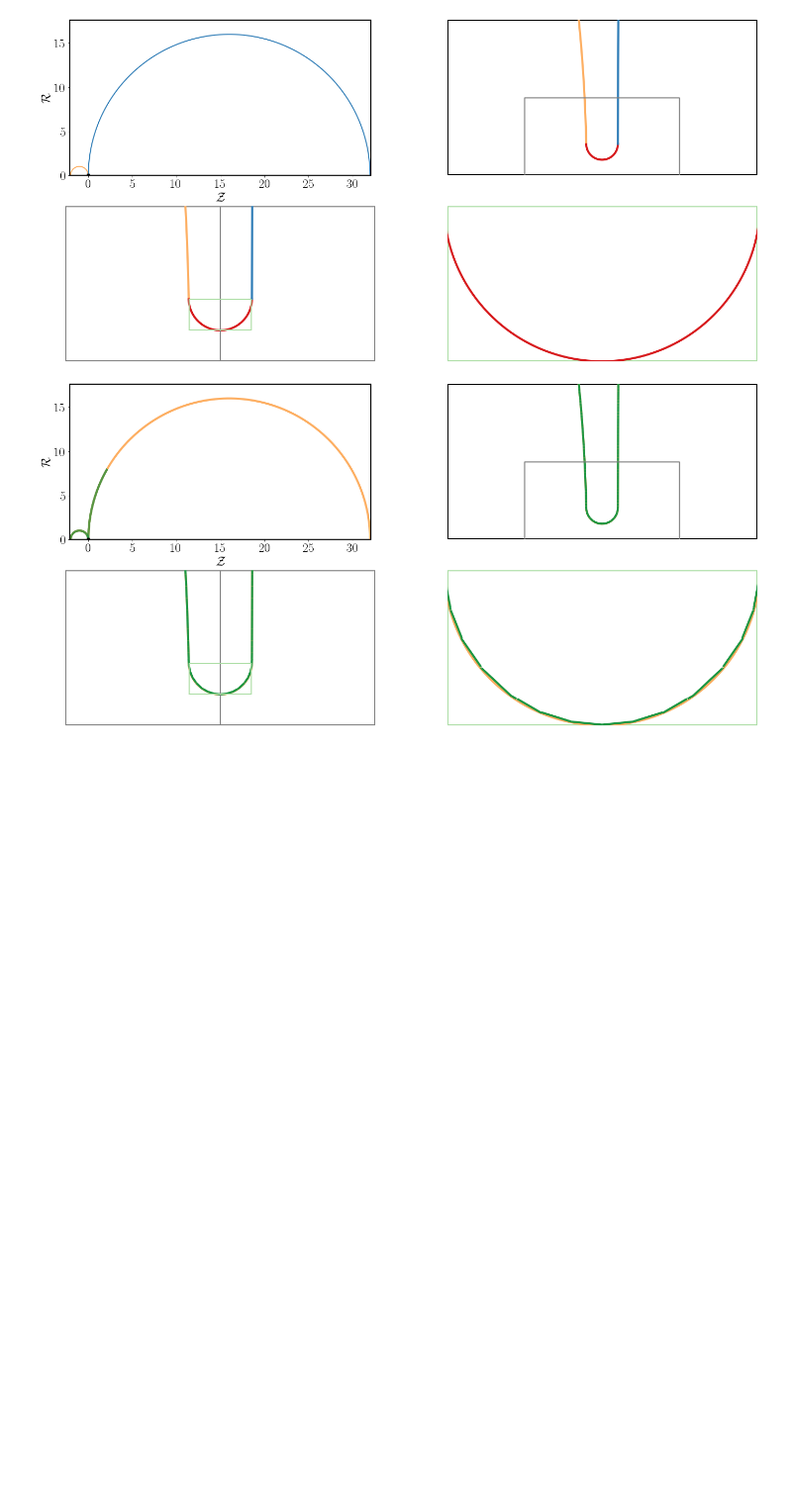
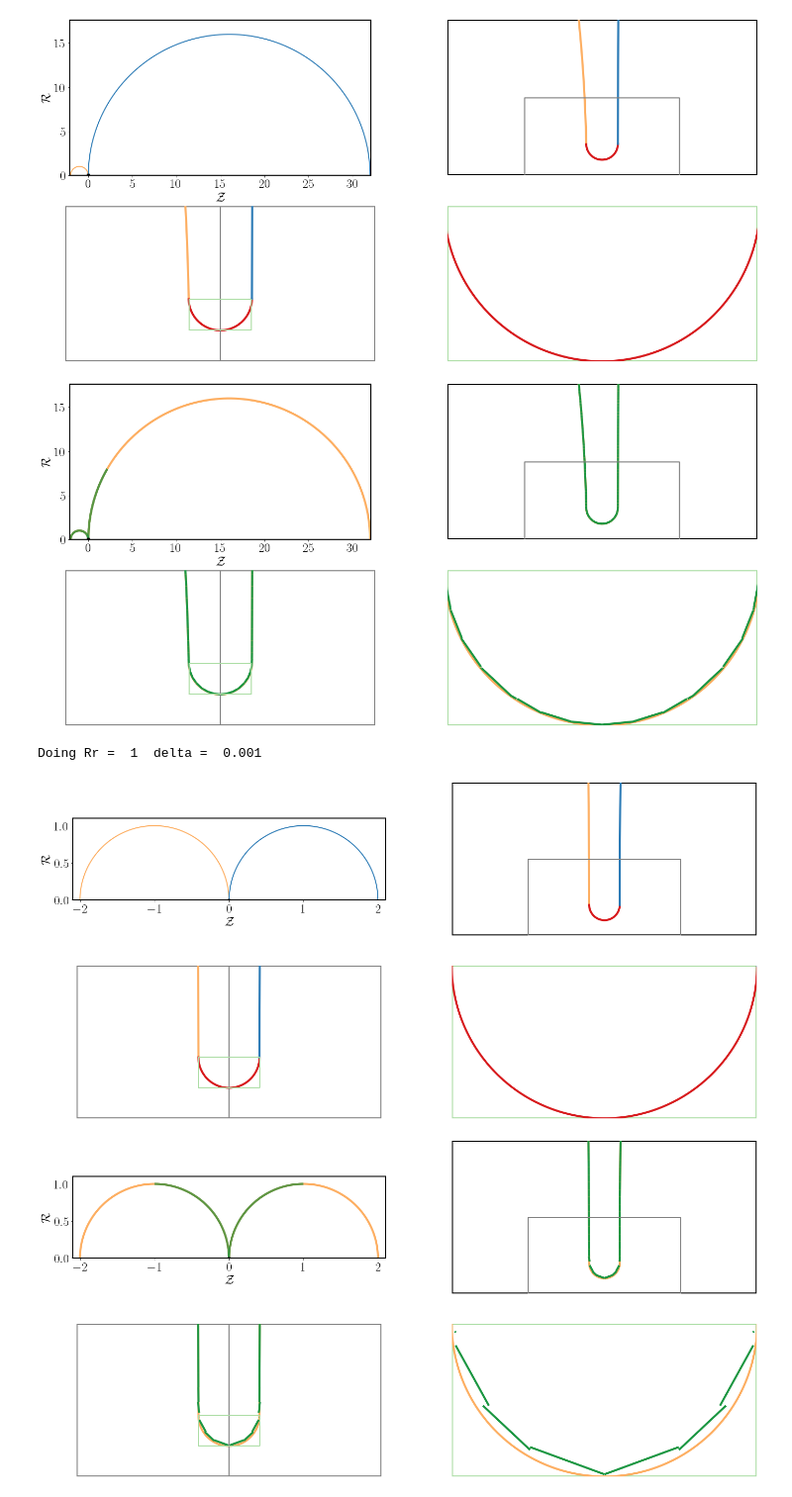
Before and after one commit to comphy-lab/Circles-in-contact, a Jupyter notebook: InitialCondition.ipynb, the cells around one changed output. Shown at 99% size. Drawn from its saved outputs; the diff is of its cells as text; code cells hidden in the pictures; blank space fills up the shorter version.

```diff
--- a/InitialCondition.ipynb
+++ b/InitialCondition.ipynb
@@ -673,3 +673,49 @@ for Rr in Rratio:
 Doing Rr =  16  delta =  0.01
 [figure]
 [figure]
+# %%
+# delta is the smallest length scale -> Neck radius. 2*delta is sepration between the two drops/bubbles
+# Rr is the radius ratio of the two drops/bubbles -- big to small.
+
+delta = 1e-3
+Rratio = [1]
+ImageFolder='ImageFiles_delta1e-3'
+DataFolder='DataFiles_delta1e-3'
+
+# if ImageFolder is not present, create it
+if not os.path.exists(ImageFolder):
+  os.makedirs(ImageFolder)
+# if DataFolder is not present, create it
+if not os.path.exists(DataFolder):
+  os.makedirs(DataFolder)
+
+
+for Rr in Rratio:
+
+  print("Doing Rr = ", Rr, " delta = ", delta, "\n")
+
+  Interface, X1, Y1, Xf, Yf, X2, Y2 = GetCircles(delta, Rr)
+
+  # Plot the two circles in raw form
+  ImageName = str(ImageFolder)+'/TestWithBasiliskWithoutBasilisk_Rr'+str(Rr)+'.pdf'
+  PlotInterfaces(Interface, X1, Y1, Xf, Yf, X2, Y2, delta, ImageName, PLOT=True)
+
+  # Save Interface in a data file withouth header
+  Interface.to_csv('f_Testing.dat', index=False, header=False, sep=' ')
+
+  FileDat = "InitialConditionRr-%3.2fdelta-%3.2f.dat" % (Rr, delta)
+  FileName = str(DataFolder)+'/'+FileDat
+
+  Interface.to_csv(FileName, index=False, header=False, sep=' ')
+  # print(Interface.head())
+
+  # get facets from Basilisk
+  facets = gettingFacets(2)
+
+  # compare the two interfaces -> from Basilisk and raw!
+  ImageName = str(ImageFolder)+'/TestWithBasilisk_Rr'+str(Rr)+'.pdf'
+  PlotInterfacesBas(Interface, facets, delta, ImageName, PLOT=True)
+# %% [output]
+Doing Rr =  1  delta =  0.001
+[figure, added]
+[figure, added]
```
Also changed, not shown: 4 other files.
